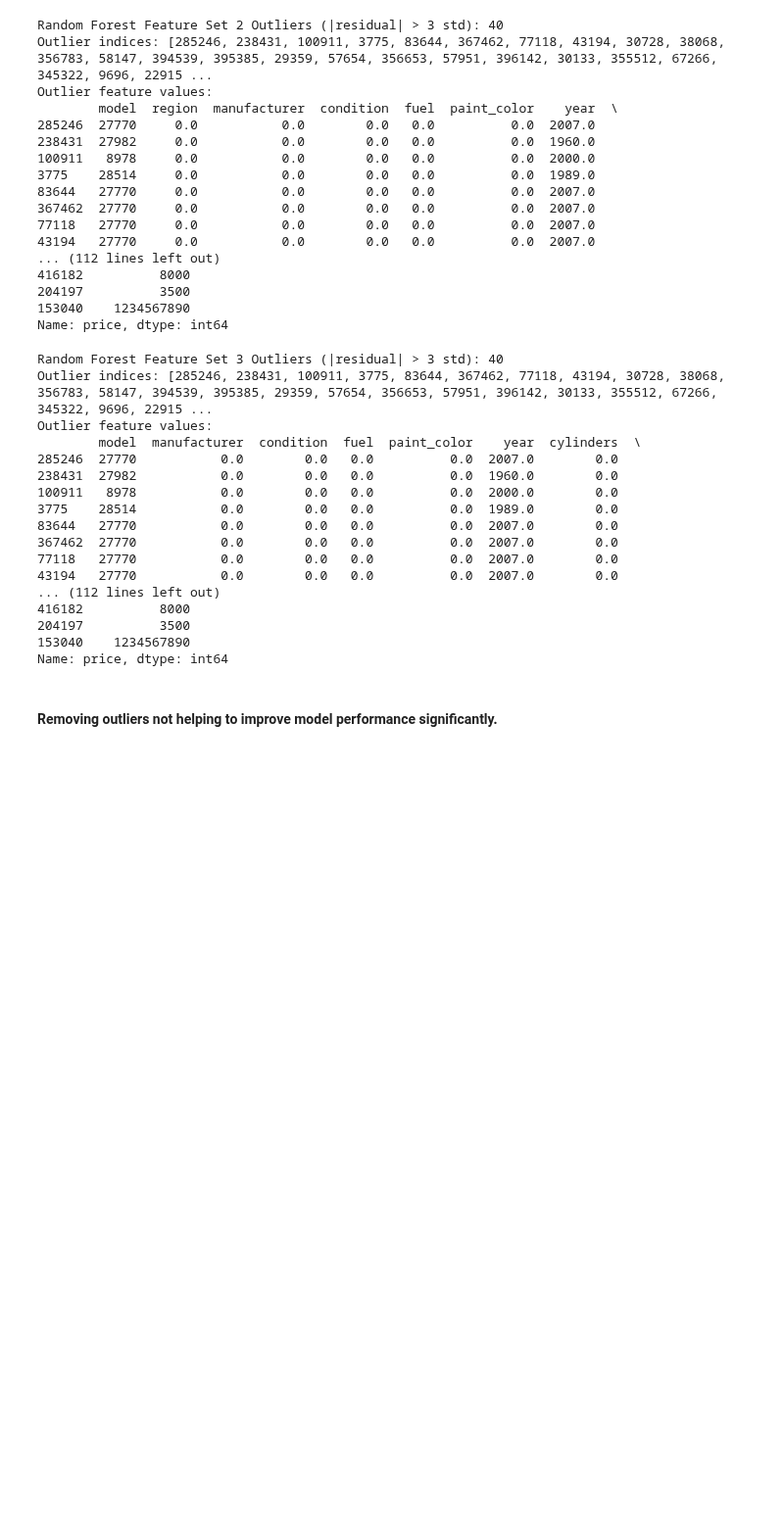
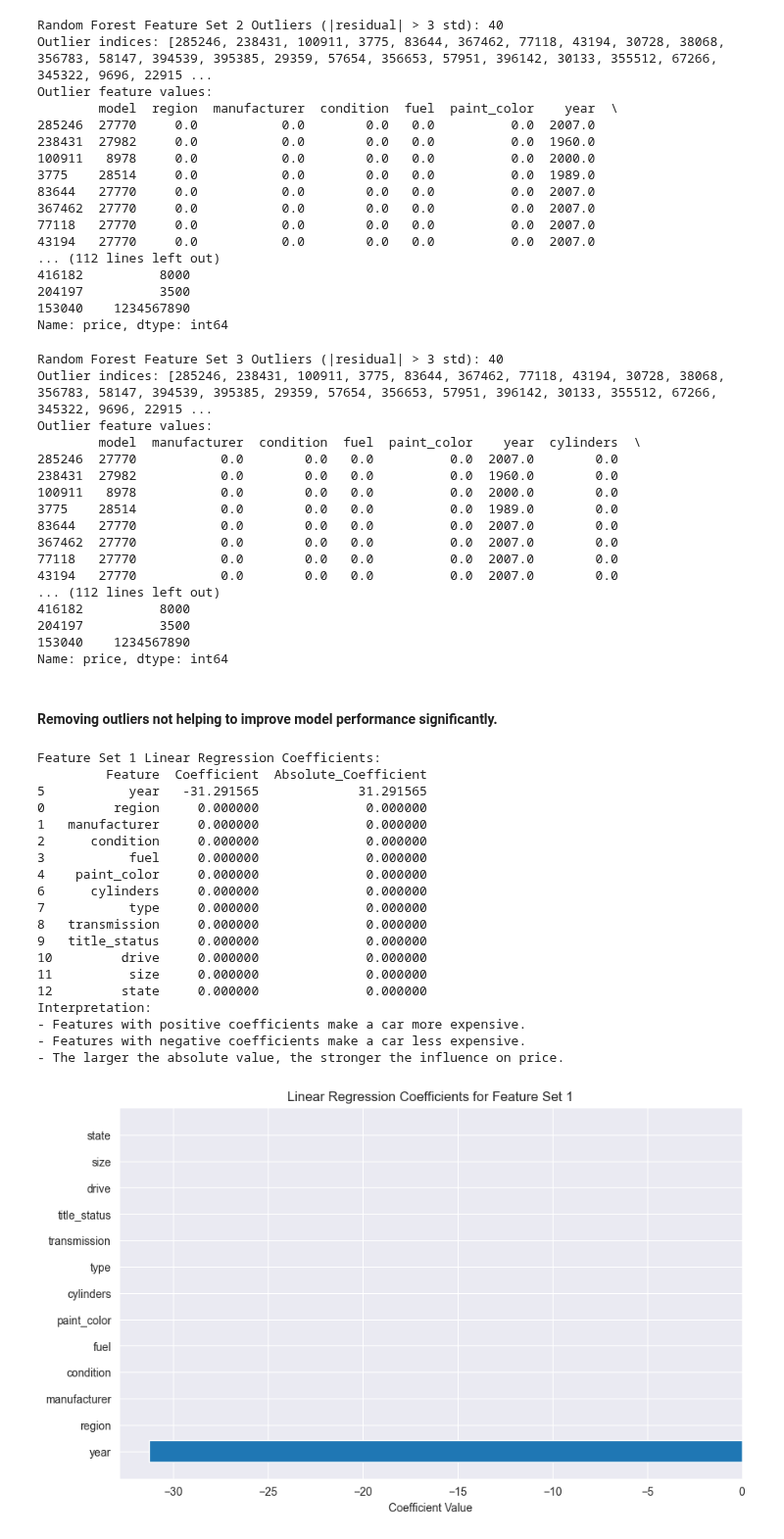
Before and after one commit to licyambrose/carpriceproject, a Jupyter notebook: used_car_price_v2.ipynb, the cells around one changed output. Shown at 98% size. Drawn from its saved outputs; the diff is of its cells as text; code cells hidden in the pictures; blank space fills up the shorter version.

```diff
--- a/used_car_price_v2.ipynb
+++ b/used_car_price_v2.ipynb
@@ -1039,3 +1043,45 @@ Outlier feature values:
 Name: price, dtype: int64
 # %% [markdown]
 #### Removing outliers not helping to improve model performance significantly.
+# %%
+# Display and interpret linear regression coefficients for Feature Set 1
+coef_df1 = pd.DataFrame({'Feature': features1, 'Coefficient': lr1.coef_})
+coef_df1['Absolute_Coefficient'] = coef_df1['Coefficient'].abs()
+coef_df1 = coef_df1.sort_values('Absolute_Coefficient', ascending=False)
+print('Feature Set 1 Linear Regression Coefficients:')
+print(coef_df1)
+
+print("Interpretation:")
+print("- Features with positive coefficients make a car more expensive.")
+print("- Features with negative coefficients make a car less expensive.")
+print("- The larger the absolute value, the stronger the influence on price.")
+
+# Optional: Visualize coefficients
+import matplotlib.pyplot as plt
+plt.figure(figsize=(10, 6))
+plt.barh(coef_df1['Feature'], coef_df1['Coefficient'])
+plt.xlabel('Coefficient Value')
+plt.title('Linear Regression Coefficients for Feature Set 1')
+plt.grid(True)
+plt.show()
+# %% [output]
+Feature Set 1 Linear Regression Coefficients:
+         Feature  Coefficient  Absolute_Coefficient
+5           year   -31.291565             31.291565
+0         region     0.000000              0.000000
+1   manufacturer     0.000000              0.000000
+2      condition     0.000000              0.000000
+3           fuel     0.000000              0.000000
+4    paint_color     0.000000              0.000000
+6      cylinders     0.000000              0.000000
+7           type     0.000000              0.000000
+8   transmission     0.000000              0.000000
+9   title_status     0.000000              0.000000
+10         drive     0.000000              0.000000
+11          size     0.000000              0.000000
+12         state     0.000000              0.000000
+Interpretation:
+- Features with positive coefficients make a car more expensive.
+- Features with negative coefficients make a car less expensive.
+- The larger the absolute value, the stronger the influence on price.
+[figure, added]
```
Also changed, not shown: parts of 4 cells of this notebook.
